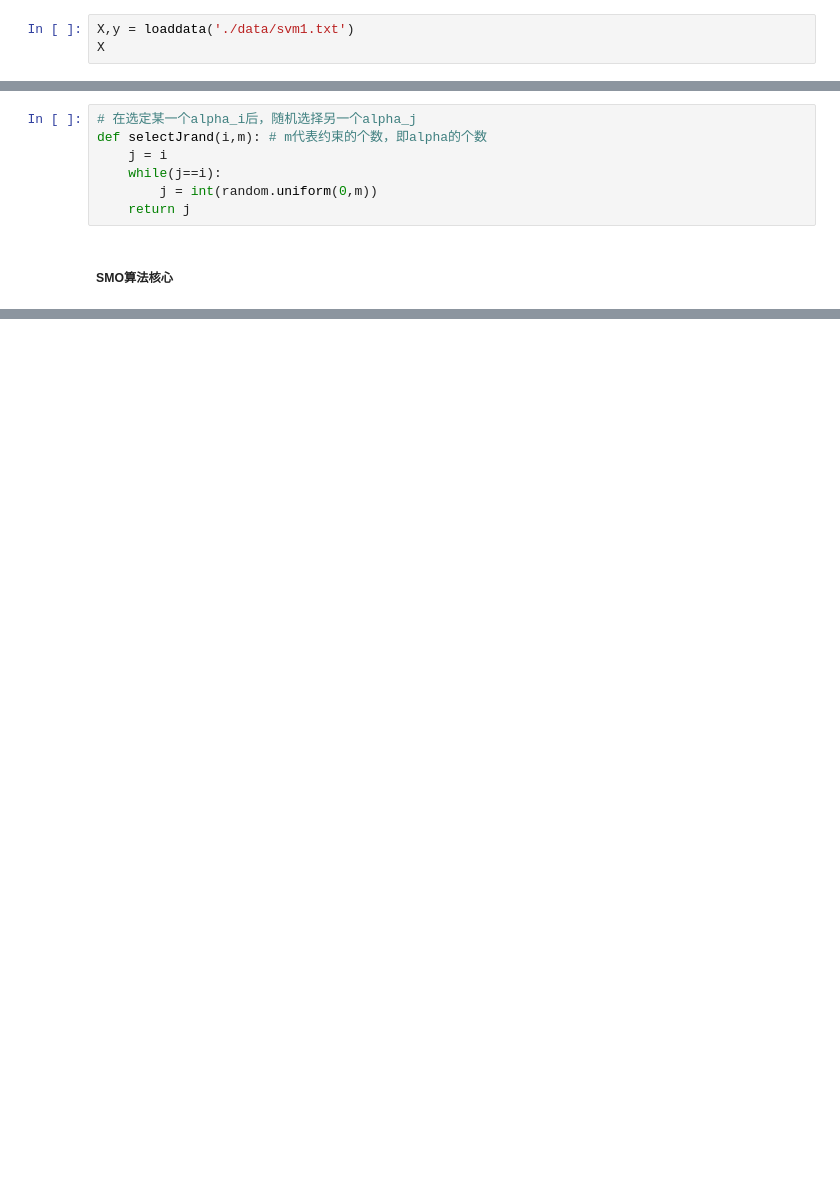
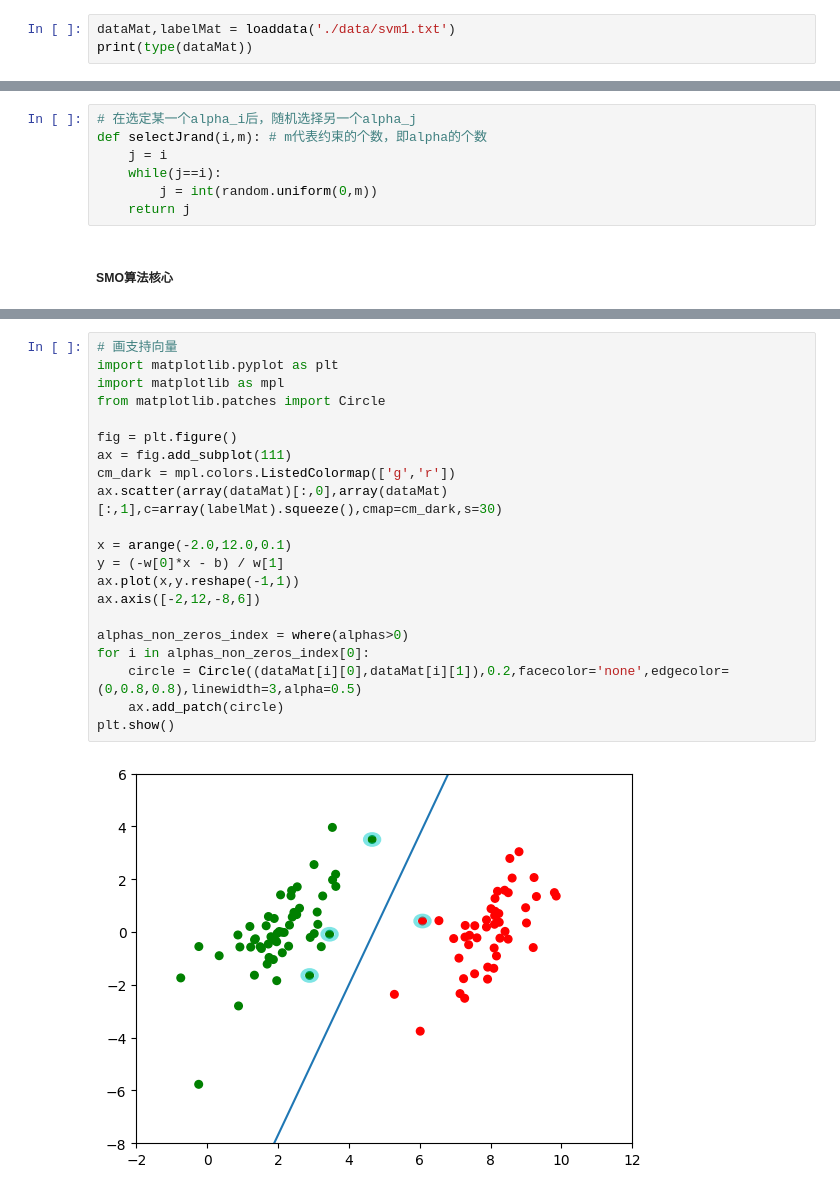
Before and after one commit to xkzhai2019/MLiA, a Jupyter notebook: SupportVectorMachine/SVM_simple.ipynb, the cells around one changed output, grey strips where cells are left out. Drawn from its saved outputs; the diff is of its cells as text; blank space fills up the shorter version.

```diff
--- a/SupportVectorMachine/SVM_simple.ipynb
+++ b/SupportVectorMachine/SVM_simple.ipynb
@@ -16,6 +16,6 @@ def loaddata(fileName):
         labelMat.append(float(lineArr[2]))
     return dataMat, labelMat
 # %%
-X,y = loaddata('./data/svm1.txt')
-X
+dataMat,labelMat = loaddata('./data/svm1.txt')
+print(type(dataMat))
 # %% [output]
@@ -58,0 +205,23 @@ def selectJrand(i,m): # m代表约束的个数，即alpha的个数
+# %%
+# 画支持向量
+import matplotlib.pyplot as plt
+import matplotlib as mpl
+from matplotlib.patches import Circle
+
+fig = plt.figure()
+ax = fig.add_subplot(111)
+cm_dark = mpl.colors.ListedColormap(['g','r'])
+ax.scatter(array(dataMat)[:,0],array(dataMat)[:,1],c=array(labelMat).squeeze(),cmap=cm_dark,s=30)
+
+x = arange(-2.0,12.0,0.1)
+y = (-w[0]*x - b) / w[1]
+ax.plot(x,y.reshape(-1,1))
+ax.axis([-2,12,-8,6])
+
+alphas_non_zeros_index = where(alphas>0)
+for i in alphas_non_zeros_index[0]:
+    circle = Circle((dataMat[i][0],dataMat[i][1]),0.2,facecolor='none',edgecolor=(0,0.8,0.8),linewidth=3,alpha=0.5)
+    ax.add_patch(circle)
+plt.show()
+# %% [output]
+[figure, added]
```
Also changed, not shown: parts of 15 cells of this notebook, 1 other file.
